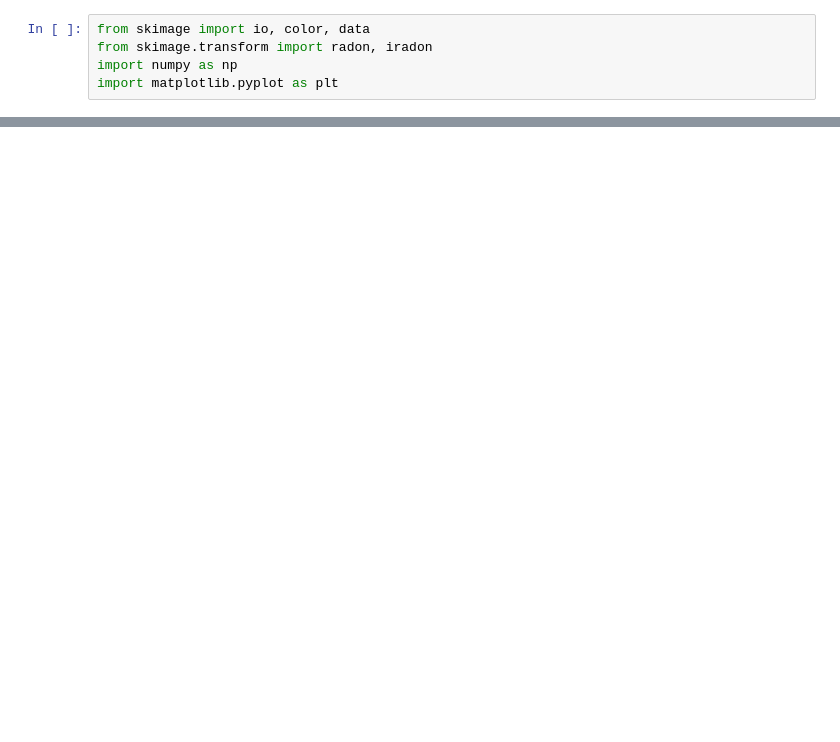
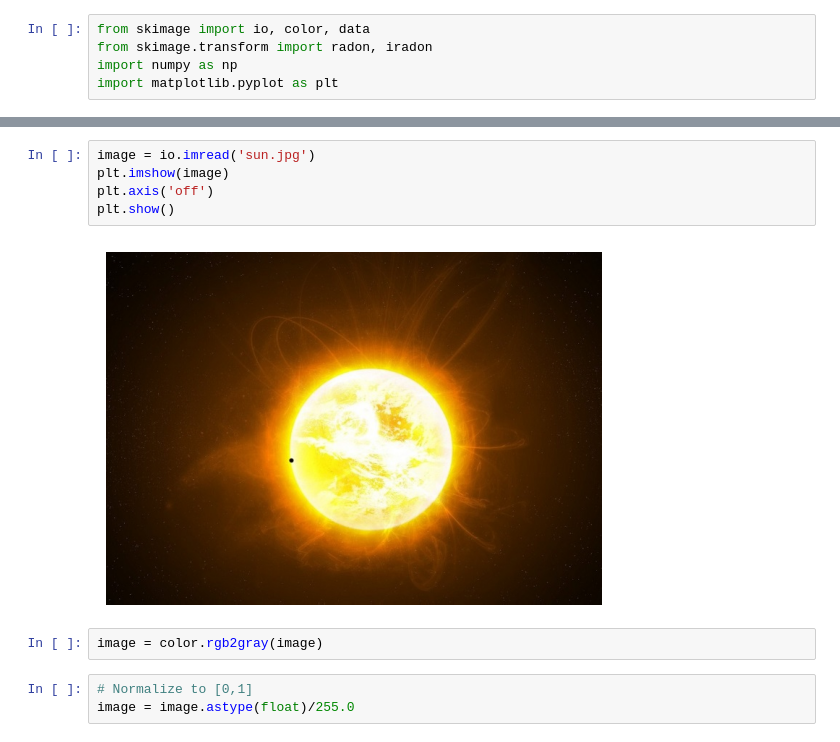
Before and after one commit to JamesBorned/learning-inverse-tasks, a Jupyter notebook: Radon_conversion.ipynb, the cells around one changed output, grey strips where cells are left out. Cells and saved outputs as stored; diff of their text form; blank space fills up the shorter version.

```diff
--- a/Radon_conversion.ipynb
+++ b/Radon_conversion.ipynb
@@ -52,0 +6,12 @@ plt.show()
+# %%
+image = io.imread('sun.jpg')
+plt.imshow(image)
+plt.axis('off')
+plt.show()
+# %% [output]
+[figure, added]
+# %%
+image = color.rgb2gray(image)
+# %%
+# Normalize to [0,1]
+image = image.astype(float)/255.0
```
Also changed, not shown: parts of 6 cells of this notebook.
